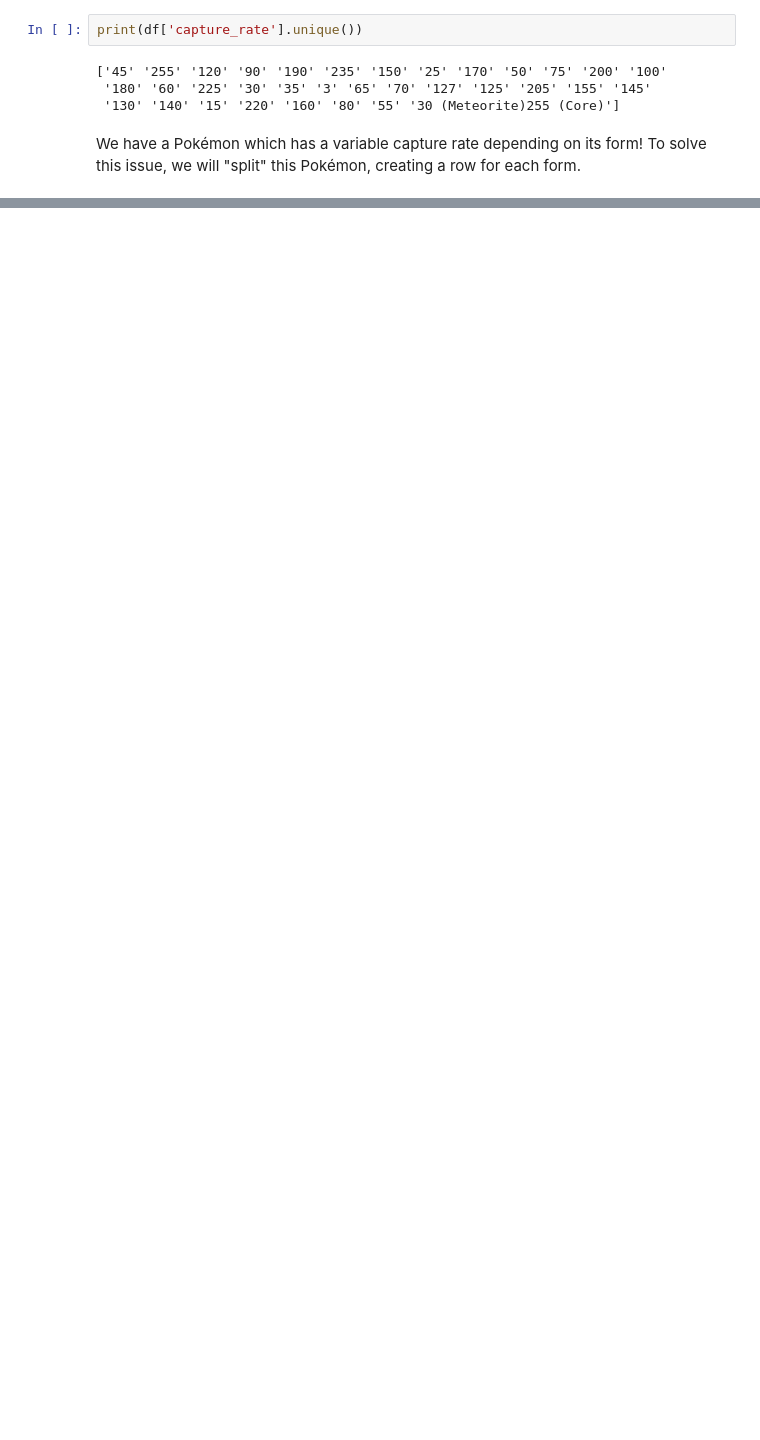
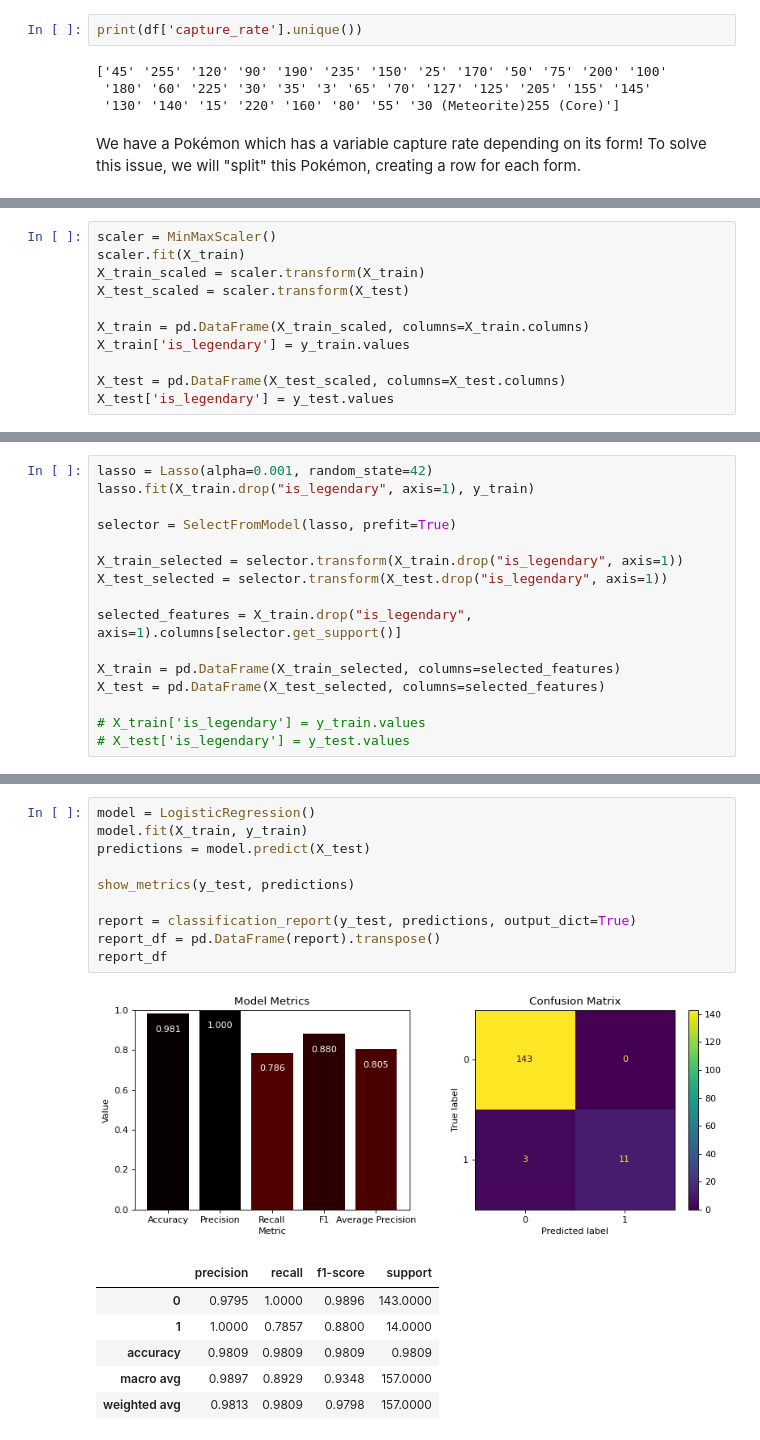
Before and after one commit to LevonKG/Kaggle-case-The-pokemon-dataset, a Jupyter notebook: kaggle.ipynb, the cells around one changed output, grey strips where cells are left out. Cells and saved outputs as stored; diff of their text form; blank space fills up the shorter version.

Commit message:
Up to Metric Selection

```diff
--- a/kaggle.ipynb
+++ b/kaggle.ipynb
@@ -256,0 +300,11 @@ KeyboardInterrupt:
+# %%
+scaler = MinMaxScaler()
+scaler.fit(X_train)
+X_train_scaled = scaler.transform(X_train)
+X_test_scaled = scaler.transform(X_test)
+
+X_train = pd.DataFrame(X_train_scaled, columns=X_train.columns)
+X_train['is_legendary'] = y_train.values
+
+X_test = pd.DataFrame(X_test_scaled, columns=X_test.columns)
+X_test['is_legendary'] = y_test.values
@@ -256,0 +315,16 @@ KeyboardInterrupt:
+# %%
+lasso = Lasso(alpha=0.001, random_state=42)
+lasso.fit(X_train.drop("is_legendary", axis=1), y_train)
+
+selector = SelectFromModel(lasso, prefit=True)
+
+X_train_selected = selector.transform(X_train.drop("is_legendary", axis=1))
+X_test_selected = selector.transform(X_test.drop("is_legendary", axis=1))
+
+selected_features = X_train.drop("is_legendary", axis=1).columns[selector.get_support()]
+
+X_train = pd.DataFrame(X_train_selected, columns=selected_features)
+X_test = pd.DataFrame(X_test_selected, columns=selected_features)
+
+# X_train['is_legendary'] = y_train.values
+# X_test['is_legendary'] = y_test.values
@@ -256,0 +420,18 @@ KeyboardInterrupt:
+# %%
+model = LogisticRegression()
+model.fit(X_train, y_train)
+predictions = model.predict(X_test)
+
+show_metrics(y_test, predictions)
+
+report = classification_report(y_test, predictions, output_dict=True)
+report_df = pd.DataFrame(report).transpose()
+report_df
+# %% [output]
+[figure, added]
+|  | precision | recall | f1-score | support |
+| 0 | 0.9795 | 1.0000 | 0.9896 | 143.0000 |
+| 1 | 1.0000 | 0.7857 | 0.8800 | 14.0000 |
+| accuracy | 0.9809 | 0.9809 | 0.9809 | 0.9809 |
+| macro avg | 0.9897 | 0.8929 | 0.9348 | 157.0000 |
+| weighted avg | 0.9813 | 0.9809 | 0.9798 | 157.0000 |
```
Also changed, not shown: parts of 25 cells of this notebook.
